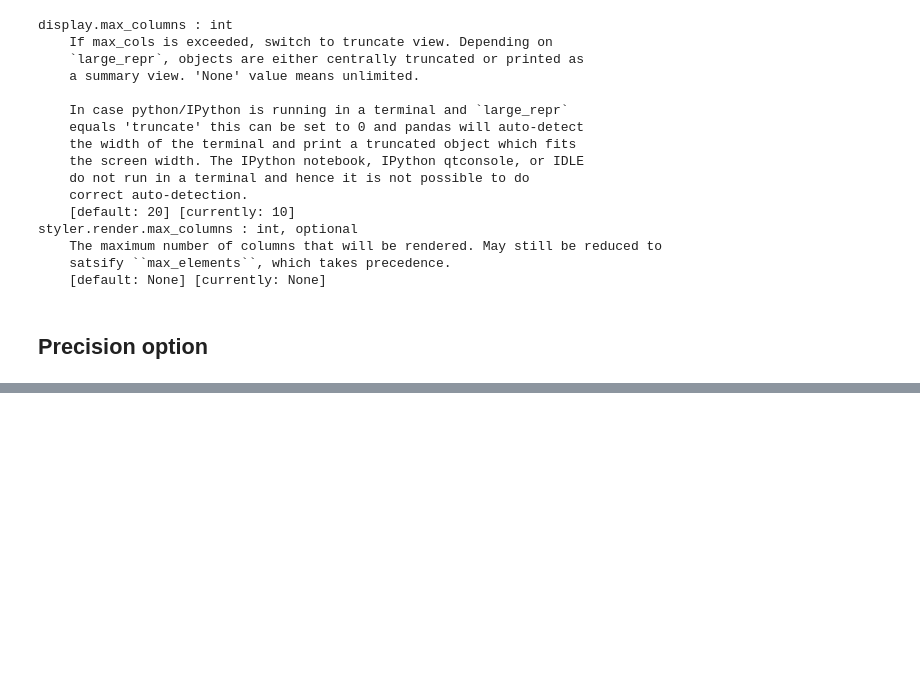
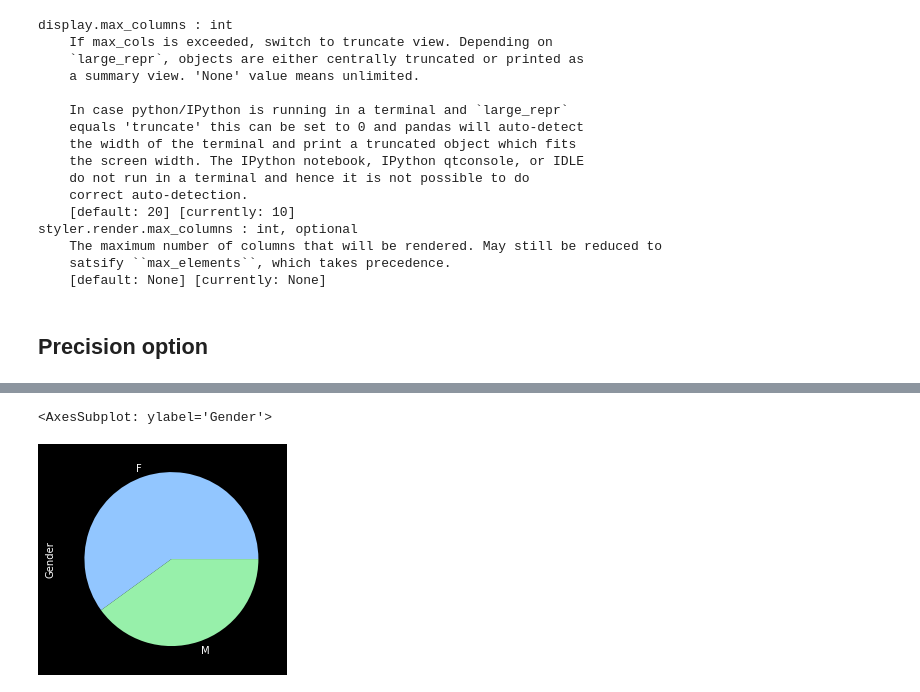
Before and after one commit to GiOvAnNa740/PythonNotebooks, a Jupyter notebook: Data_Analysis_with_Pandas_and_Python/_notes_8_PandasOptions.ipynb, the cells around one changed output, grey strips where cells are left out. Saved outputs shown, nothing was run; the diff lists cells and outputs as text; code cells hidden in the pictures; blank space fills up the shorter version.

```diff
--- a/Data_Analysis_with_Pandas_and_Python/_notes_8_PandasOptions.ipynb
+++ b/Data_Analysis_with_Pandas_and_Python/_notes_8_PandasOptions.ipynb
@@ -102,0 +361,7 @@ df
+# %%
+plt.style.use('seaborn-v0_8-pastel')
+# %%
+data0['Gender'].value_counts().plot(kind='pie')
+# %% [output]
+<AxesSubplot: ylabel='Gender'>
+[figure, added]
```
Also changed, not shown: parts of 45 cells of this notebook.
